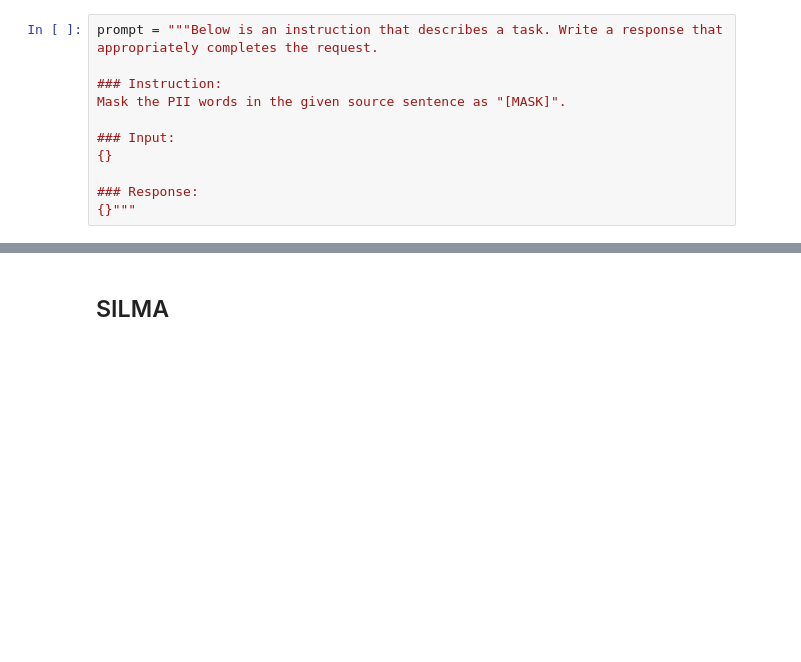
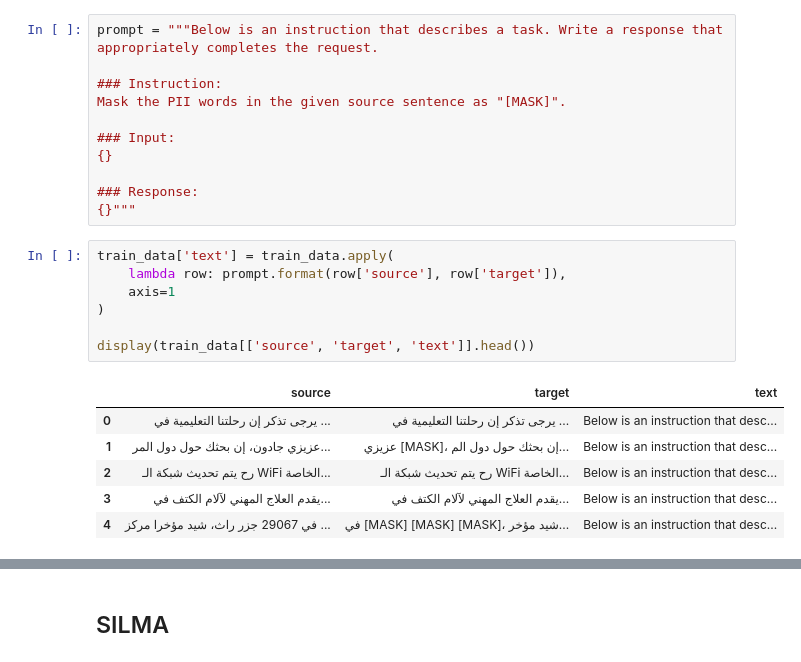
Before and after one commit to MuhammadHelmyOmar/ArabicPIIRedaction, a Jupyter notebook: fine-tuning_SLMs.ipynb, the cells around one changed output, grey strips where cells are left out. Saved outputs shown, nothing was run; the diff lists cells and outputs as text; blank space fills up the shorter version.

```diff
--- a/fine-tuning_SLMs.ipynb
+++ b/fine-tuning_SLMs.ipynb
@@ -430,3 +447,17 @@ Mask the PII words in the given source sentence as "[MASK]".
 
 ### Response:
 {}"""
+# %%
+train_data['text'] = train_data.apply(
+    lambda row: prompt.format(row['source'], row['target']),
+    axis=1
+)
+
+display(train_data[['source', 'target', 'text']].head())
+# %% [output]
+|  | source | target | text |
+| 0 | يرجى تذكر إن رحلتنا التعليمية في ... | يرجى تذكر إن رحلتنا التعليمية في ... | Below is an instruction that desc... |
+| 1 | عزيزي جادون، إن بحثك حول دول المر... | عزيزي [MASK]، إن بحثك حول دول الم... | Below is an instruction that desc... |
+| 2 | رح يتم تحديث شبكة الـ WiFi الخاصة... | رح يتم تحديث شبكة الـ WiFi الخاصة... | Below is an instruction that desc... |
+| 3 | يقدم العلاج المهني لآلام الكتف في... | يقدم العلاج المهني لآلام الكتف في... | Below is an instruction that desc... |
+| 4 | في 29067 جزر راث، شيد مؤخرا مركز ... | في [MASK] [MASK] [MASK]، شيد مؤخر... | Below is an instruction that desc... |
```
Also changed, not shown: parts of 13 cells of this notebook.
